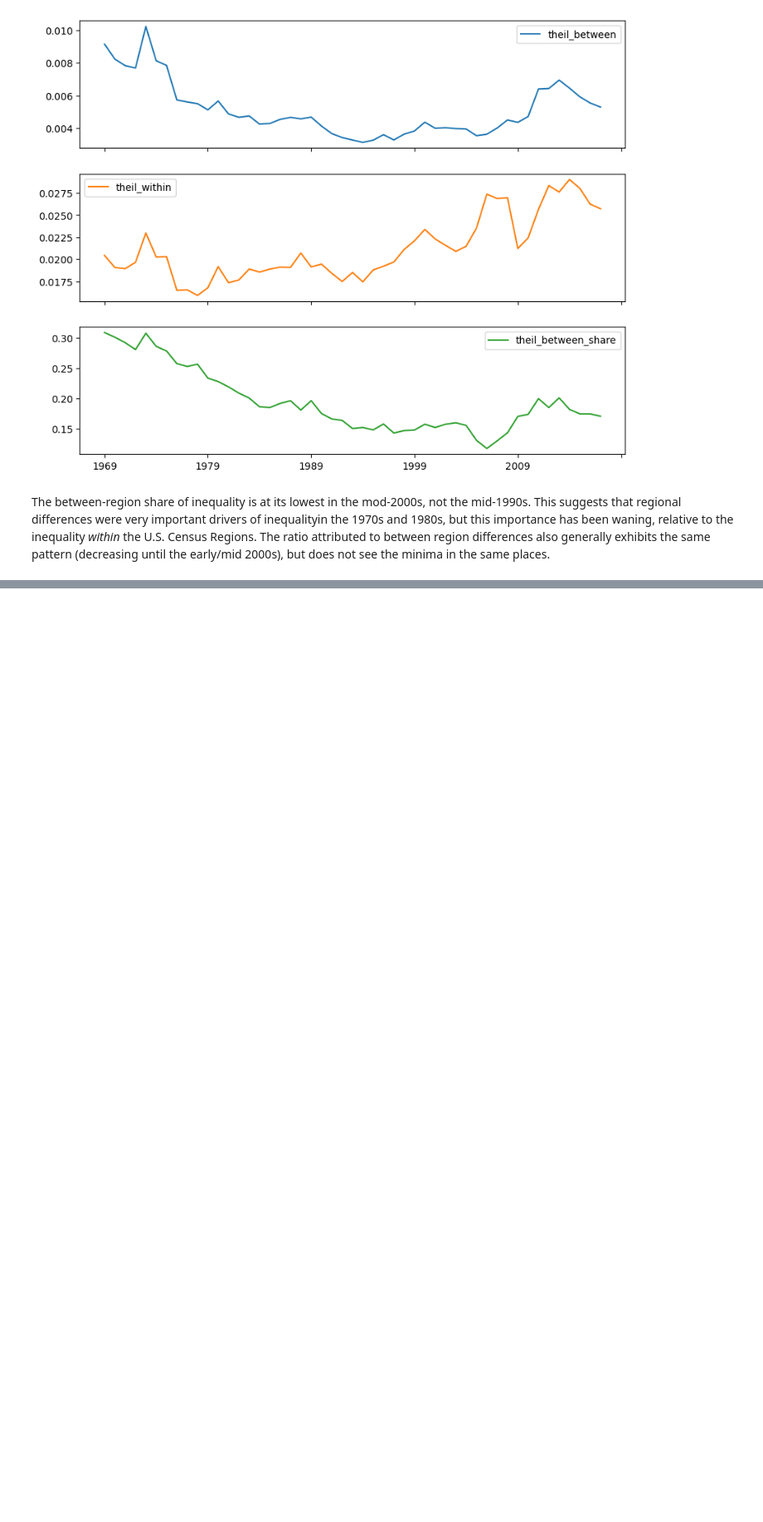
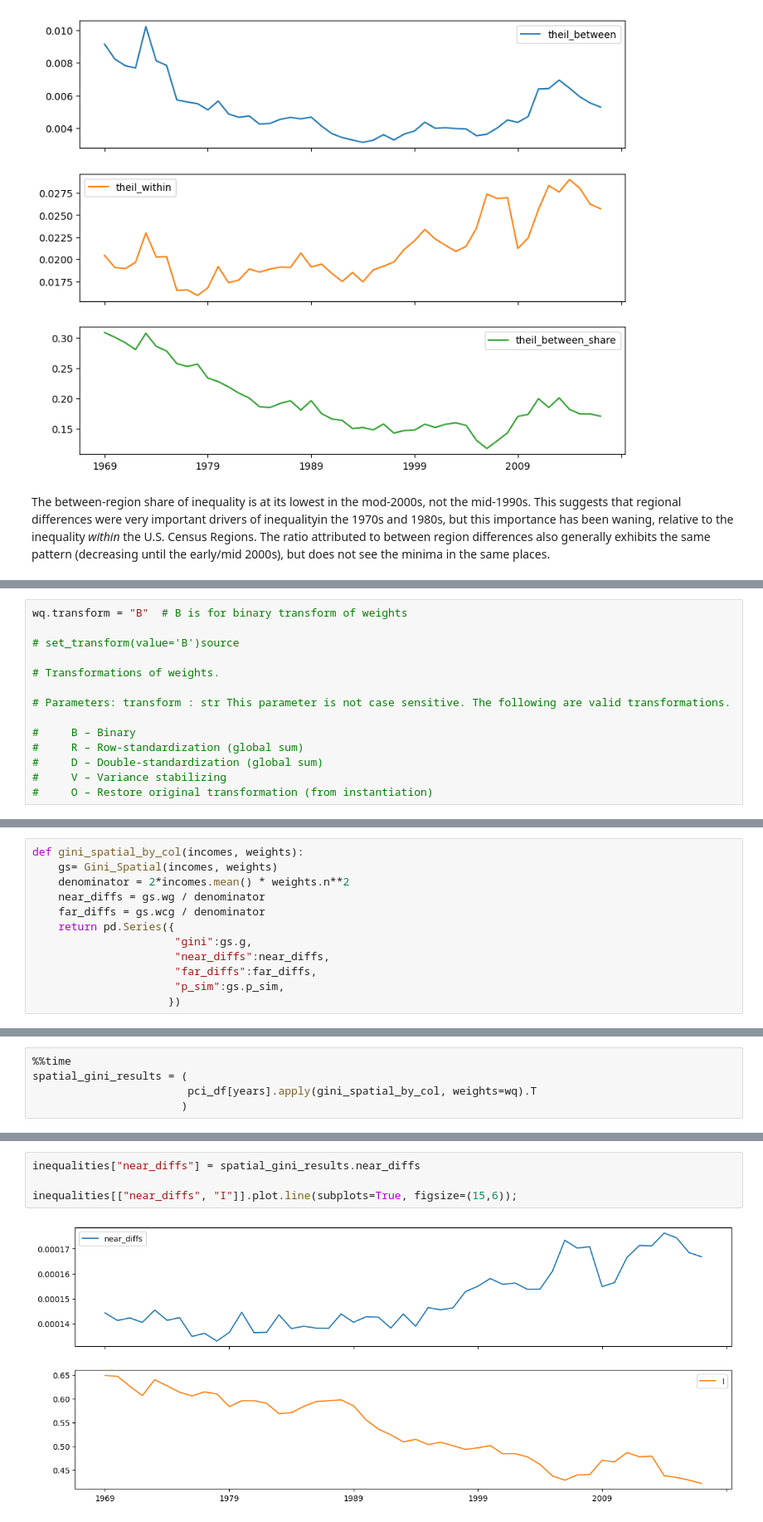
Before and after one commit to Skyehawk/Spatial_stats_examples, a Jupyter notebook: Spatial_inequality/Spatial_Inequality_dynamics.ipynb, the cells around one changed output, grey strips where cells are left out. Shown at 83% size. Drawn from its saved outputs; the diff is of its cells as text; blank space fills up the shorter version.

Commit message:
Finished Spatial inequality example notebook

```diff
--- a/Spatial_inequality/Spatial_Inequality_dynamics.ipynb
+++ b/Spatial_inequality/Spatial_Inequality_dynamics.ipynb
@@ -619,0 +648,14 @@ The between-region share of inequality is at its lowest in the mod-2000s, not th
+# %%
+wq.transform = "B"  # B is for binary transform of weights
+
+# set_transform(value='B')source
+
+# Transformations of weights.
+
+# Parameters: transform : str This parameter is not case sensitive. The following are valid transformations.
+
+#     B – Binary
+#     R – Row-standardization (global sum)
+#     D – Double-standardization (global sum)
+#     V – Variance stabilizing
+#     O – Restore original transformation (from instantiation)
@@ -619,0 +682,12 @@ The between-region share of inequality is at its lowest in the mod-2000s, not th
+# %%
+def gini_spatial_by_col(incomes, weights):
+    gs= Gini_Spatial(incomes, weights)
+    denominator = 2*incomes.mean() * weights.n**2
+    near_diffs = gs.wg / denominator
+    far_diffs = gs.wcg / denominator
+    return pd.Series({
+                      "gini":gs.g,
+                      "near_diffs":near_diffs,
+                      "far_diffs":far_diffs,
+                      "p_sim":gs.p_sim,
+                     })
@@ -619,0 +696,5 @@ The between-region share of inequality is at its lowest in the mod-2000s, not th
+# %%
+%%time
+spatial_gini_results = (
+                        pci_df[years].apply(gini_spatial_by_col, weights=wq).T
+                       )
@@ -619,0 +729,6 @@ The between-region share of inequality is at its lowest in the mod-2000s, not th
+# %%
+inequalities["near_diffs"] = spatial_gini_results.near_diffs
+
+inequalities[["near_diffs", "I"]].plot.line(subplots=True, figsize=(15,6));
+# %% [output]
+[figure, added]
```
Also changed, not shown: parts of 24 cells of this notebook.
